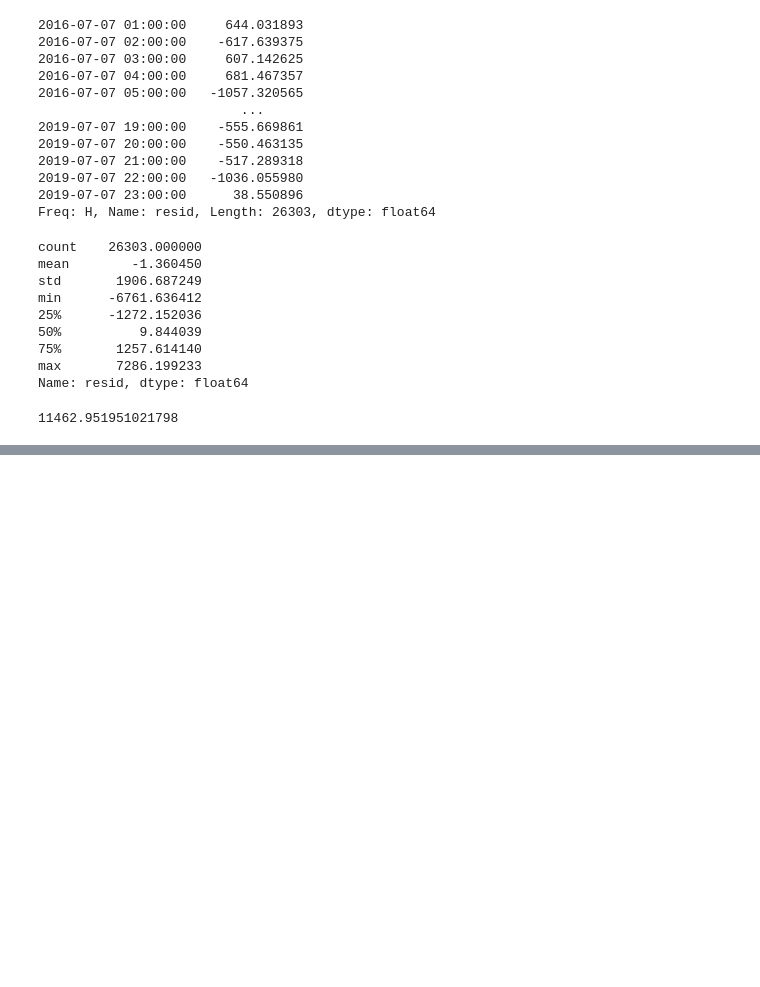
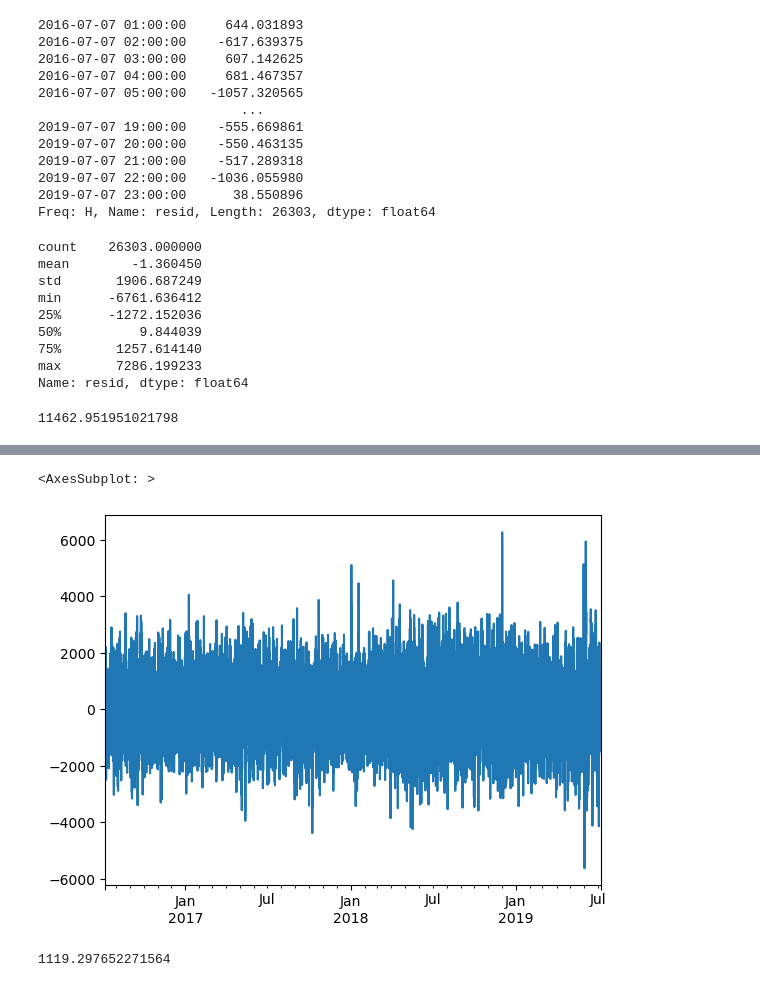
Before and after one commit to JacksonCorley/water_well_pump_optimization, a Jupyter notebook: demand.ipynb, the cells around one changed output, grey strips where cells are left out. Saved outputs shown, nothing was run; the diff lists cells and outputs as text; code cells hidden in the pictures; blank space fills up the shorter version.

Commit message:
added ets model

```diff
--- a/demand.ipynb
+++ b/demand.ipynb
@@ -123,5 +247,6 @@ def forecast(hist: pd.DataFrame, start:str, end:str):
 # %%
 south = MSTL(final_data['south_total_flow'], periods=(24, 24*7)).fit()
+north = MSTL(final_data['north_total_flow'], periods=(24, 24*7)).fit()
 # %%
 fig = south.plot()
 # %% [output]
@@ -229,0 +359,11 @@ south_hat.loc['2017-01-01 02:00:00':'2017-01-01 05:00:00']
+# %%
+# ETS
+model = ETSModel(
+    north.resid,
+    error="add",
+    trend="add",
+    seasonal="add",
+    damped_trend=False,
+    seasonal_periods=24,
+)
+fit = model.fit()
@@ -229,0 +388,9 @@ south_hat.loc['2017-01-01 02:00:00':'2017-01-01 05:00:00']
+# %%
+fit.fittedvalues.plot(label="statsmodels fit")
+# %% [output]
+<AxesSubplot: >
+[figure, added]
+# %%
+np.sqrt(np.mean(fit.resid**2))
+# %% [output]
+1119.297652271564
```
Also changed, not shown: parts of 18 cells of this notebook, 1 other file.
